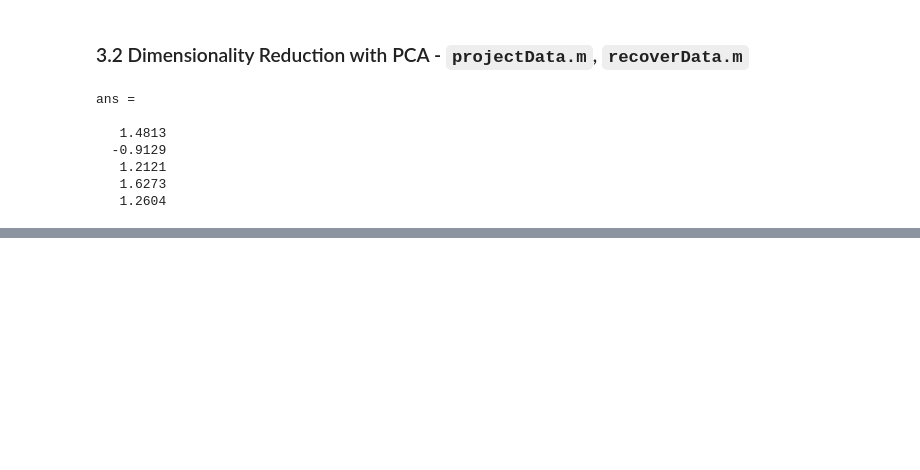
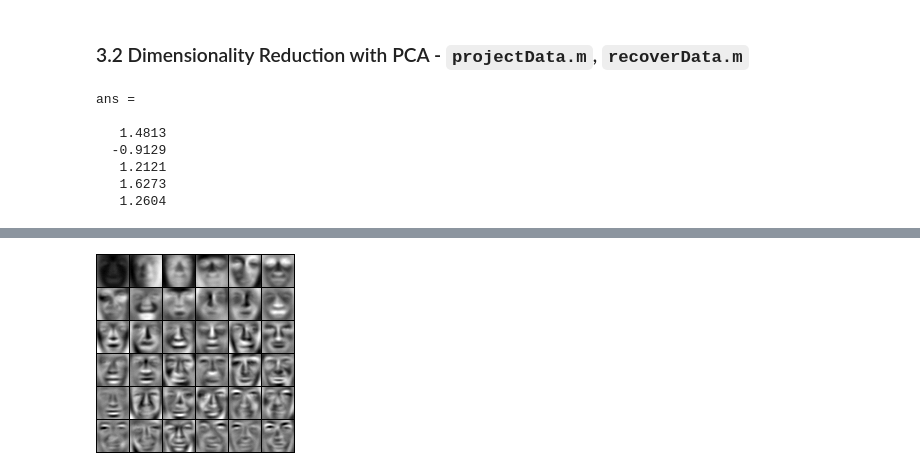
Before and after one commit to mxagar/machine_learning_coursera, a Jupyter notebook: exercises/ex1-ex8-octave/ex7/ML_Coursera_Ex_7_KMeans_PCA.ipynb, the cells around one changed output, grey strips where cells are left out. Saved outputs shown, nothing was run; the diff lists cells and outputs as text; code cells hidden in the pictures; blank space fills up the shorter version.

```diff
--- a/exercises/ex1-ex8-octave/ex7/ML_Coursera_Ex_7_KMeans_PCA.ipynb
+++ b/exercises/ex1-ex8-octave/ex7/ML_Coursera_Ex_7_KMeans_PCA.ipynb
@@ -397,0 +448,5 @@ end
+# %%
+% Visualize the top 36 eigenvectors found
+displayData(U(:, 1:36)');
+# %% [output]
+[figure, added]
```
Also changed, not shown: parts of 16 cells of this notebook, 1 other file.
